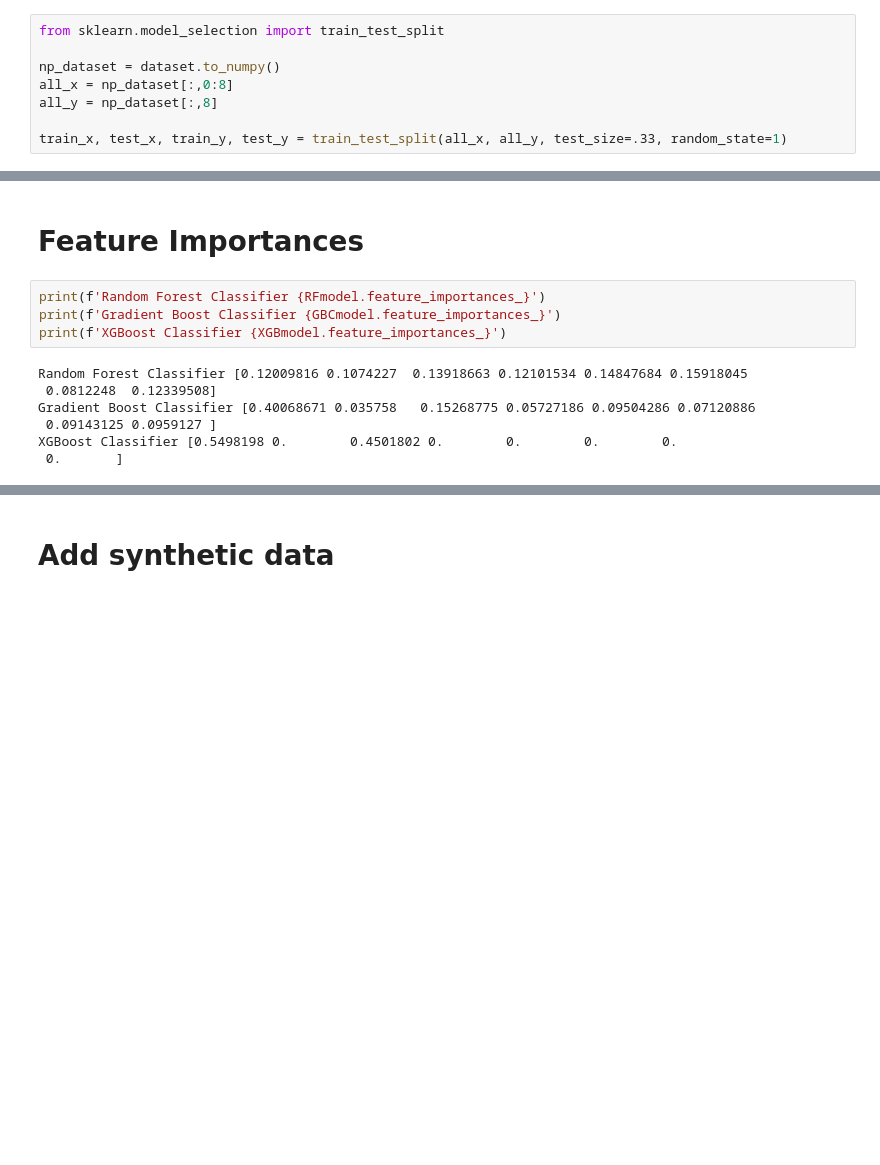
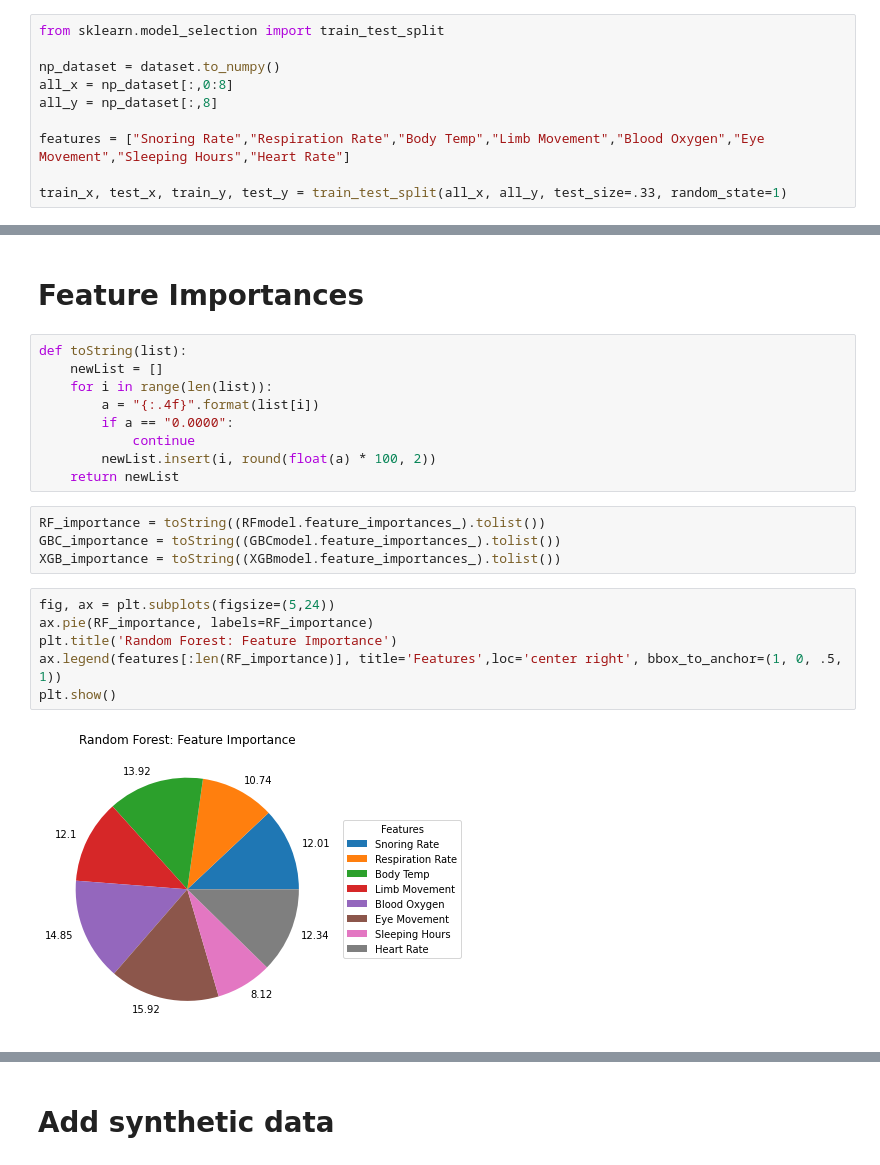
Before and after one commit to mkerekes1427/CAP-4770-Final-Project, a Jupyter notebook: sleep-datascience-notebook.ipynb, the cells around one changed output, grey strips where cells are left out. Saved outputs shown, nothing was run; the diff lists cells and outputs as text; blank space fills up the shorter version.

```diff
--- a/sleep-datascience-notebook.ipynb
+++ b/sleep-datascience-notebook.ipynb
@@ -156,6 +156,8 @@ np_dataset = dataset.to_numpy()
 all_x = np_dataset[:,0:8]
 all_y = np_dataset[:,8]
 
+features = ["Snoring Rate","Respiration Rate","Body Temp","Limb Movement","Blood Oxygen","Eye Movement","Sleeping Hours","Heart Rate"]
+
 train_x, test_x, train_y, test_y = train_test_split(all_x, all_y, test_size=.33, random_state=1)
 # %% [markdown]
 # Train RandomForest Classifier and Predict
@@ -262,13 +262,23 @@ for i, j in enumerate(accuracies):
 # %% [markdown]
 # Feature Importances
-# %%
-print(f'Random Forest Classifier {RFmodel.feature_importances_}')
-print(f'Gradient Boost Classifier {GBCmodel.feature_importances_}')
-print(f'XGBoost Classifier {XGBmodel.feature_importances_}')
-# %% [output]
-Random Forest Classifier [0.12009816 0.1074227  0.13918663 0.12101534 0.14847684 0.15918045
- 0.0812248  0.12339508]
-Gradient Boost Classifier [0.40068671 0.035758   0.15268775 0.05727186 0.09504286 0.07120886
- 0.09143125 0.0959127 ]
-XGBoost Classifier [0.5498198 0.        0.4501802 0.        0.        0.        0.
- 0.       ]
+# %%
+def toString(list):
+    newList = []
+    for i in range(len(list)):
+        a = "{:.4f}".format(list[i])
+        if a == "0.0000":
+            continue
+        newList.insert(i, round(float(a) * 100, 2))
+    return newList
+# %%
+RF_importance = toString((RFmodel.feature_importances_).tolist())
+GBC_importance = toString((GBCmodel.feature_importances_).tolist())
+XGB_importance = toString((XGBmodel.feature_importances_).tolist())
+# %%
+fig, ax = plt.subplots(figsize=(5,24))
+ax.pie(RF_importance, labels=RF_importance)
+plt.title('Random Forest: Feature Importance')
+ax.legend(features[:len(RF_importance)], title='Features',loc='center right', bbox_to_anchor=(1, 0, .5, 1))
+plt.show()
+# %% [output]
+[figure, added]
```
Also changed, not shown: parts of 14 cells of this notebook.
